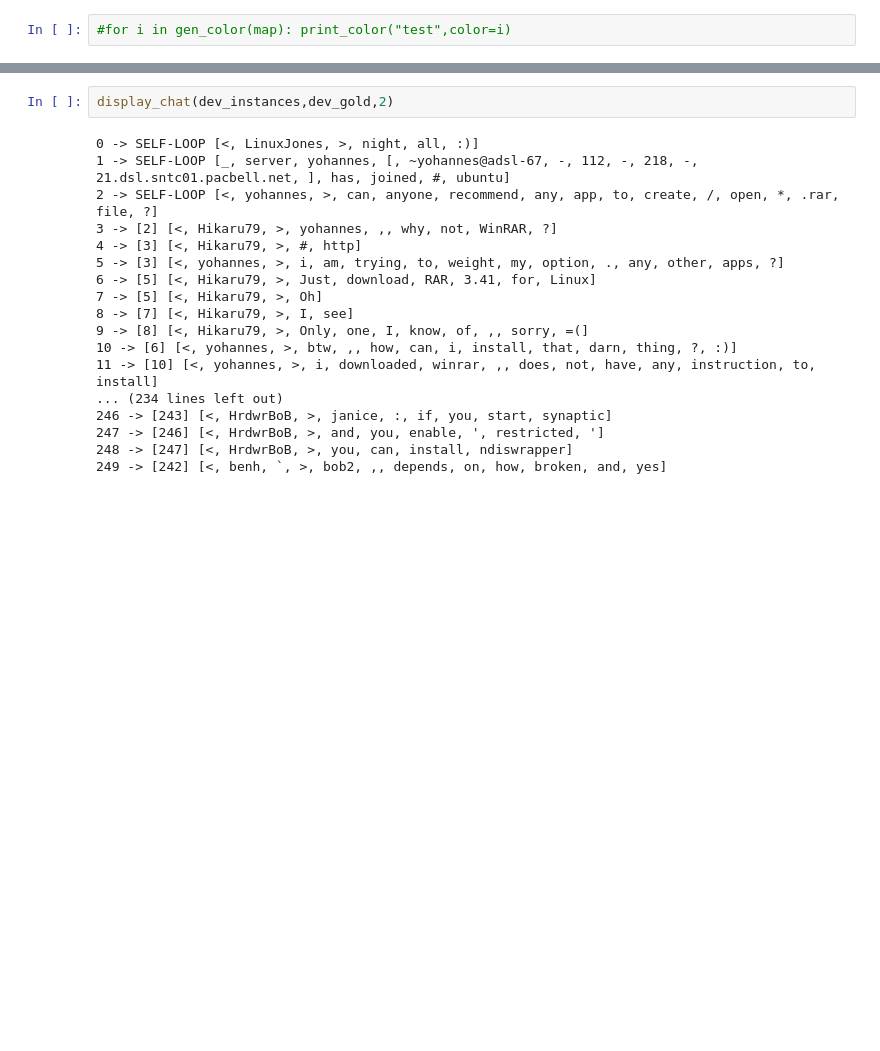
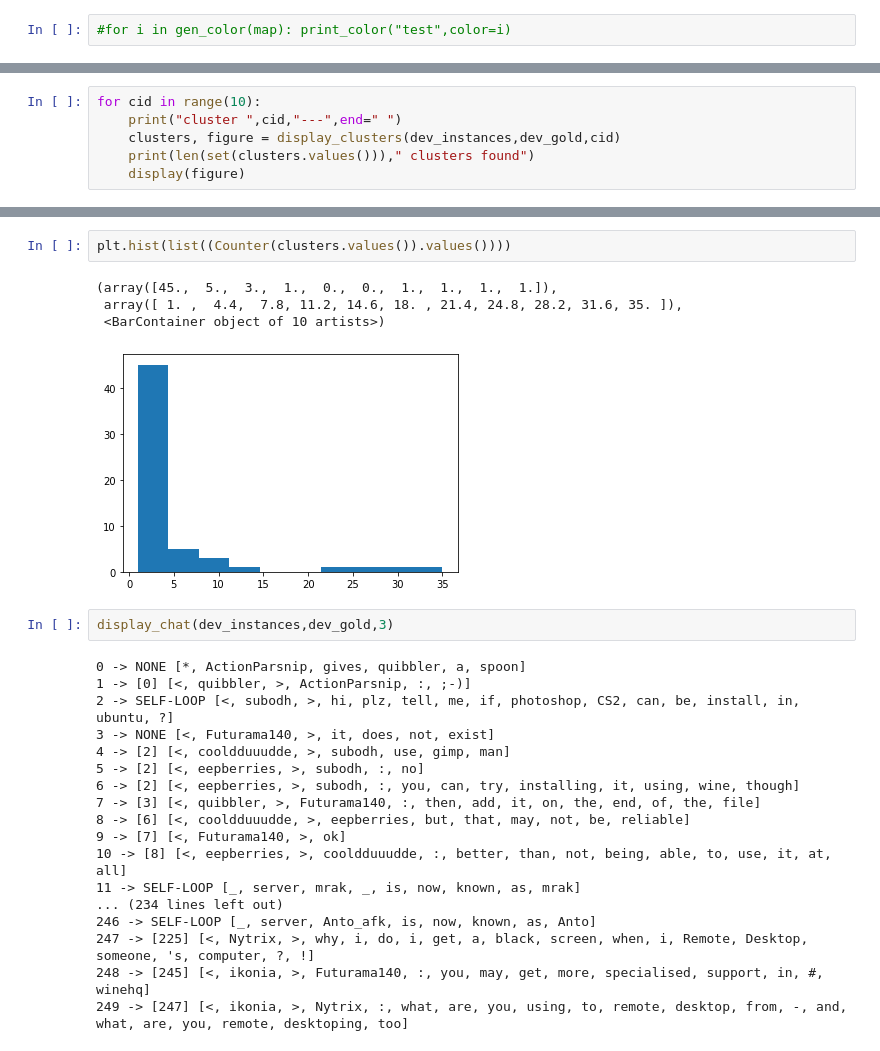
Before and after one commit to linto-project/linto-sp5-conversational-thread-extraction, a Jupyter notebook: experiments/Explore_IRC_ubuntu_data.ipynb, the cells around one changed output, grey strips where cells are left out. Saved outputs shown, nothing was run; the diff lists cells and outputs as text; blank space fills up the shorter version.

```diff
--- a/experiments/Explore_IRC_ubuntu_data.ipynb
+++ b/experiments/Explore_IRC_ubuntu_data.ipynb
@@ -266,0 +268,6 @@ X XX■■■■■■■■■■■XXXXXXX■X■■■■■■■■X■■X
+# %%
+for cid in range(10):
+    print("cluster ",cid,"---",end=" ")
+    clusters, figure = display_clusters(dev_instances,dev_gold,cid)
+    print(len(set(clusters.values()))," clusters found")
+    display(figure)
@@ -267,20 +288,27 @@ X XX■■■■■■■■■■■XXXXXXX■X■■■■■■■■X■■X
+# %%
+plt.hist(list((Counter(clusters.values()).values())))
+# %% [output]
+(array([45.,  5.,  3.,  1.,  0.,  0.,  1.,  1.,  1.,  1.]),
+ array([ 1. ,  4.4,  7.8, 11.2, 14.6, 18. , 21.4, 24.8, 28.2, 31.6, 35. ]),
+ <BarContainer object of 10 artists>)
+[figure, added]
 # %%
-display_chat(dev_instances,dev_gold,2)
+display_chat(dev_instances,dev_gold,3)
 # %% [output]
-0 -> SELF-LOOP [<, LinuxJones, >, night, all, :)]
-1 -> SELF-LOOP [_, server, yohannes, [, ~yohannes@adsl-67, -, 112, -, 218, -, 21.dsl.sntc01.pacbell.net, ], has, joined, #, ubuntu]
-2 -> SELF-LOOP [<, yohannes, >, can, anyone, recommend, any, app, to, create, /, open, *, .rar, file, ?]
-3 -> [2] [<, Hikaru79, >, yohannes, ,, why, not, WinRAR, ?]
-4 -> [3] [<, Hikaru79, >, #, http]
-5 -> [3] [<, yohannes, >, i, am, trying, to, weight, my, option, ., any, other, apps, ?]
-6 -> [5] [<, Hikaru79, >, Just, download, RAR, 3.41, for, Linux]
-7 -> [5] [<, Hikaru79, >, Oh]
-8 -> [7] [<, Hikaru79, >, I, see]
-9 -> [8] [<, Hikaru79, >, Only, one, I, know, of, ,, sorry, =(]
-10 -> [6] [<, yohannes, >, btw, ,, how, can, i, install, that, darn, thing, ?, :)]
-11 -> [10] [<, yohannes, >, i, downloaded, winrar, ,, does, not, have, any, instruction, to, install]
+0 -> NONE [*, ActionParsnip, gives, quibbler, a, spoon]
+1 -> [0] [<, quibbler, >, ActionParsnip, :, ;-)]
+2 -> SELF-LOOP [<, subodh, >, hi, plz, tell, me, if, photoshop, CS2, can, be, install, in, ubuntu, ?]
+3 -> NONE [<, Futurama140, >, it, does, not, exist]
+4 -> [2] [<, cooldduuudde, >, subodh, use, gimp, man]
+5 -> [2] [<, eepberries, >, subodh, :, no]
+6 -> [2] [<, eepberries, >, subodh, :, you, can, try, installing, it, using, wine, though]
+7 -> [3] [<, quibbler, >, Futurama140, :, then, add, it, on, the, end, of, the, file]
+8 -> [6] [<, cooldduuudde, >, eepberries, but, that, may, not, be, reliable]
+9 -> [7] [<, Futurama140, >, ok]
+10 -> [8] [<, eepberries, >, cooldduuudde, :, better, than, not, being, able, to, use, it, at, all]
+11 -> SELF-LOOP [_, server, mrak, _, is, now, known, as, mrak]
 ... (234 lines left out)
-246 -> [243] [<, HrdwrBoB, >, janice, :, if, you, start, synaptic]
-247 -> [246] [<, HrdwrBoB, >, and, you, enable, ', restricted, ']
-248 -> [247] [<, HrdwrBoB, >, you, can, install, ndiswrapper]
-249 -> [242] [<, benh, `, >, bob2, ,, depends, on, how, broken, and, yes]
+246 -> SELF-LOOP [_, server, Anto_afk, is, now, known, as, Anto]
+247 -> [225] [<, Nytrix, >, why, i, do, i, get, a, black, screen, when, i, Remote, Desktop, someone, 's, computer, ?, !]
+248 -> [245] [<, ikonia, >, Futurama140, :, you, may, get, more, specialised, support, in, #, winehq]
+249 -> [247] [<, ikonia, >, Nytrix, :, what, are, you, using, to, remote, desktop, from, -, and, what, are, you, remote, desktoping, too]
```
Also changed, not shown: parts of 10 cells of this notebook.
